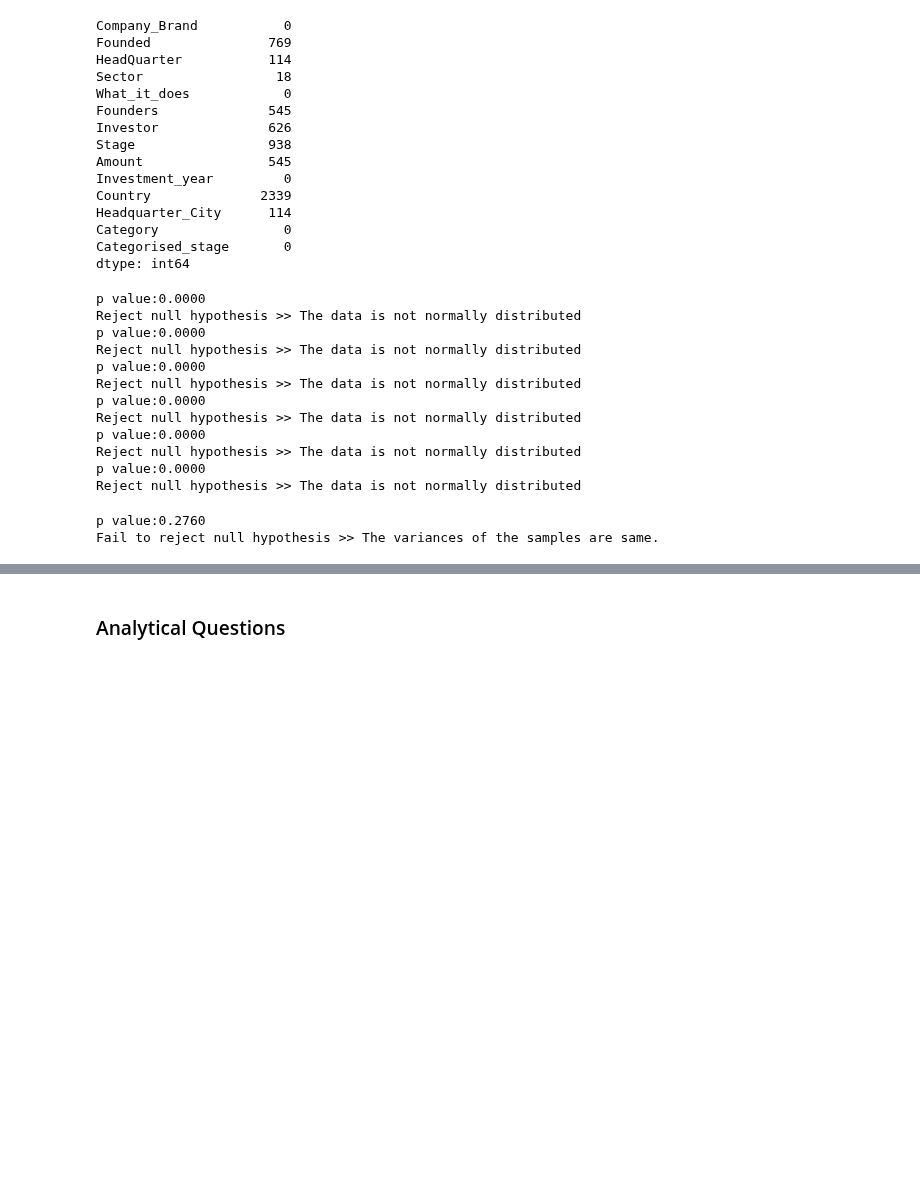
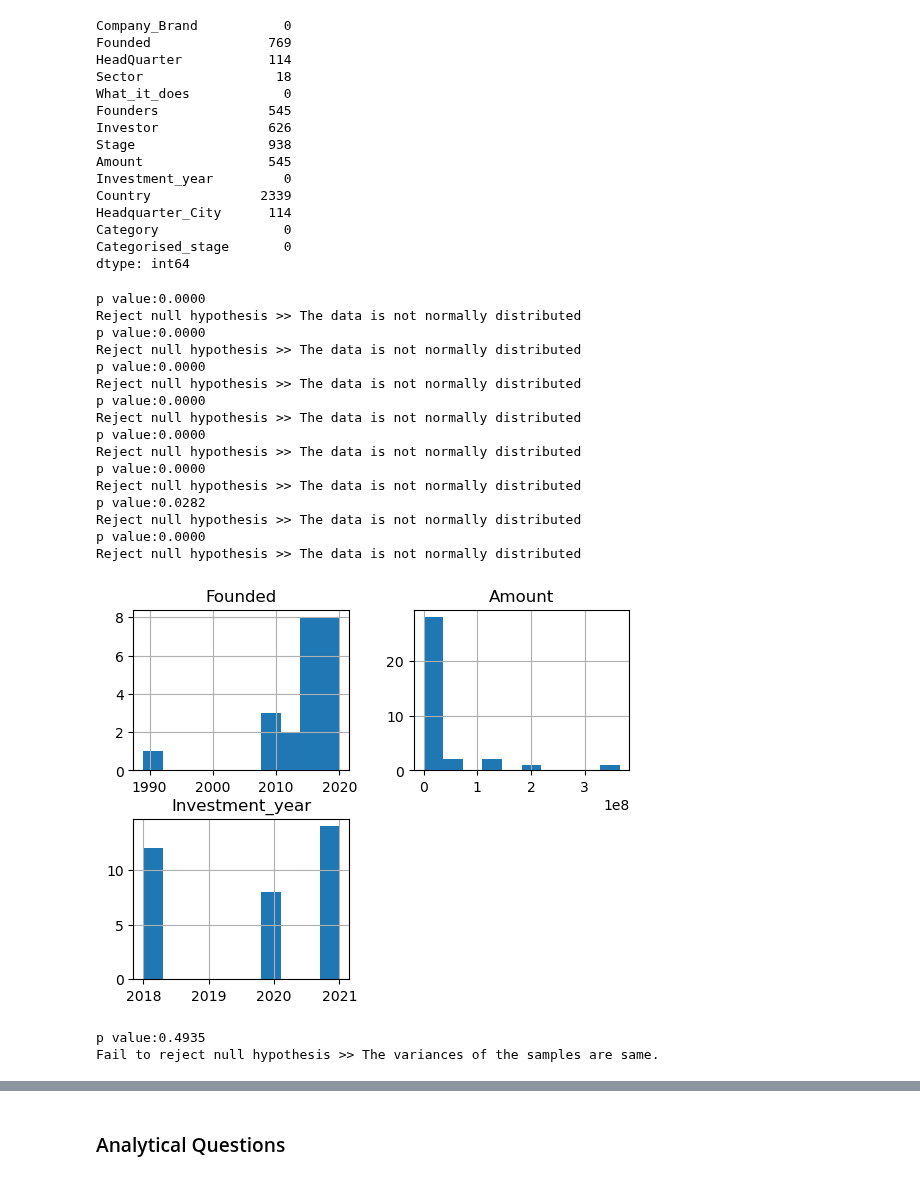
Before and after one commit to kwasichrappah/Indian_start-up_venture_investment_data_analysis, a Jupyter notebook: indian_start-up_capital_investment_data_analysis.ipynb, the cells around one changed output, grey strips where cells are left out. Drawn from its saved outputs; the diff is of its cells as text; code cells hidden in the pictures; blank space fills up the shorter version.

```diff
--- a/indian_start-up_capital_investment_data_analysis.ipynb
+++ b/indian_start-up_capital_investment_data_analysis.ipynb
@@ -359,6 +519,8 @@ tech = df[df.Category=='Technology & Software']
 commerce=df[df.Category=='E-commerce & Retail']
 health=df[df.Category=='Healthcare & HealthTech']
 edu=df[df.Category=='Education']
+agric = df[df.Category=='Agriculture']
+energy = df[df.Category == 'Energy']
 other=df[df.Category=='Other']
 # %%
 fintech
@@ -368,6 +530,8 @@ check_normality(commerce.Amount)
 check_normality(health.Amount)
 check_normality(edu.Amount)
 check_normality(other.Amount)
+check_normality(agric.Amount)
+check_normality(energy.Amount)
 # %% [output]
 p value:0.0000
 Reject null hypothesis >> The data is not normally distributed
@@ -381,10 +545,18 @@ p value:0.0000
 Reject null hypothesis >> The data is not normally distributed
 p value:0.0000
 Reject null hypothesis >> The data is not normally distributed
+p value:0.0282
+Reject null hypothesis >> The data is not normally distributed
+p value:0.0000
+Reject null hypothesis >> The data is not normally distributed
+# %%
+hist = energy.hist()
+# %% [output]
+[figure, added]
 # %%
 #Use an ANOVA test (READ ABOUT IT) (Non parametric tests)
 #Using the P-Levene to test the Hypothesis
-stat, pvalue_levene= stats.levene(fintech.Amount, commerce.Amount, health.Amount,tech.Amount,edu.Amount,other.Amount)
+stat, pvalue_levene= stats.levene(fintech.Amount, commerce.Amount, health.Amount,tech.Amount,edu.Amount,agric.Amount,energy.Amount,other.Amount)
 
 print("p value:%.4f" % pvalue_levene)
 if pvalue_levene <0.05:
@@ -392,5 +564,5 @@ if pvalue_levene <0.05:
 else:
     print("Fail to reject null hypothesis >> The variances of the samples are same.")
 # %% [output]
-p value:0.2760
+p value:0.4935
 Fail to reject null hypothesis >> The variances of the samples are same.
```
Also changed, not shown: parts of 40 cells of this notebook.
